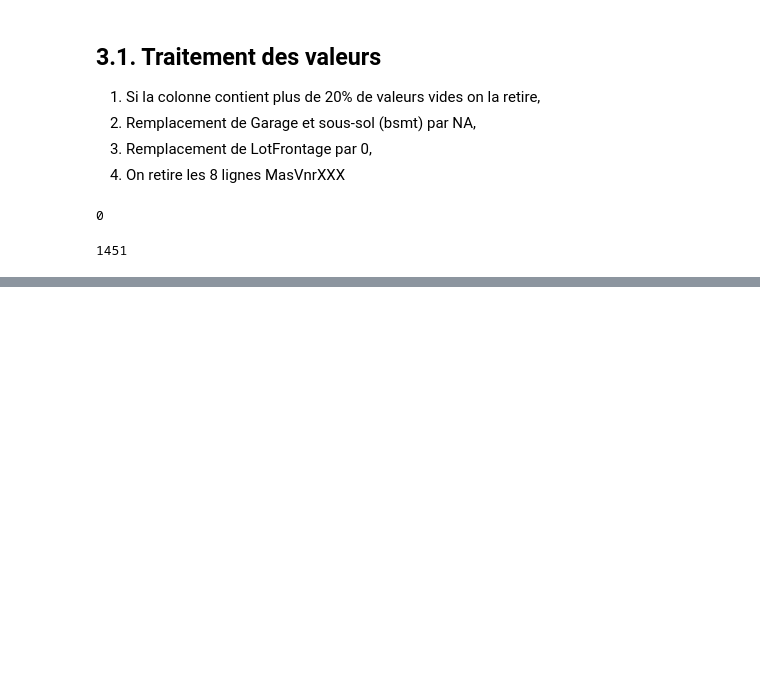
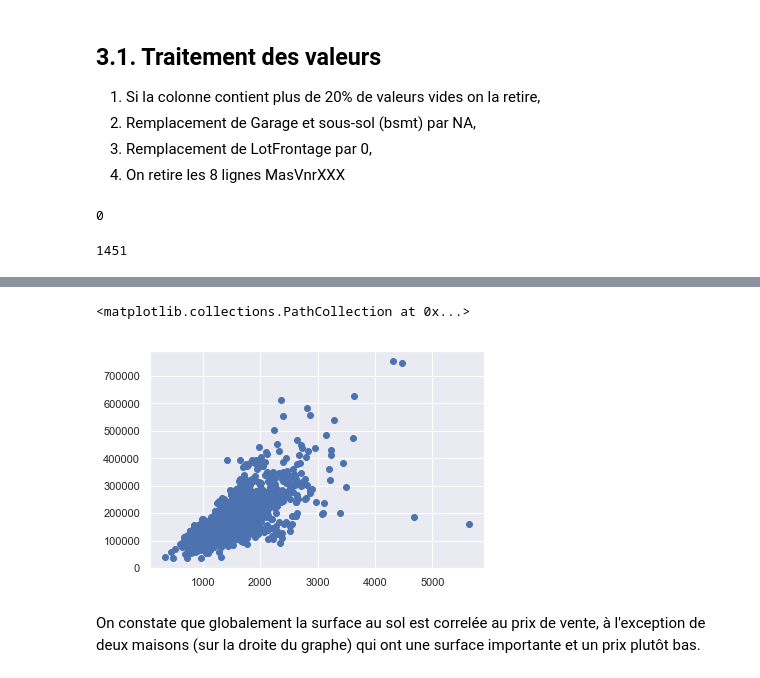
Before and after one commit to Aethyn/LinearRegressionTraining, a Jupyter notebook: TPRegressionLineaire.ipynb, the cells around one changed output, grey strips where cells are left out. Cells and saved outputs as stored; diff of their text form; code cells hidden in the pictures; blank space fills up the shorter version.

```diff
--- a/TPRegressionLineaire.ipynb
+++ b/TPRegressionLineaire.ipynb
@@ -318,0 +341,8 @@ len(df)
+# %%
+# On va faire un graphe de scatterpoint pour montrer la relation surface au sol/prix
+plt.scatter(df['GrLivArea'], df['SalePrice'])
+# %% [output]
+<matplotlib.collections.PathCollection at 0x...>
+[figure, added]
+# %% [markdown]
+On constate que globalement la surface au sol est correlée au prix de vente, à l'exception de deux maisons (sur la droite du graphe) qui ont une surface importante et un prix plutôt bas.
```
Also changed, not shown: parts of 8 cells of this notebook.
